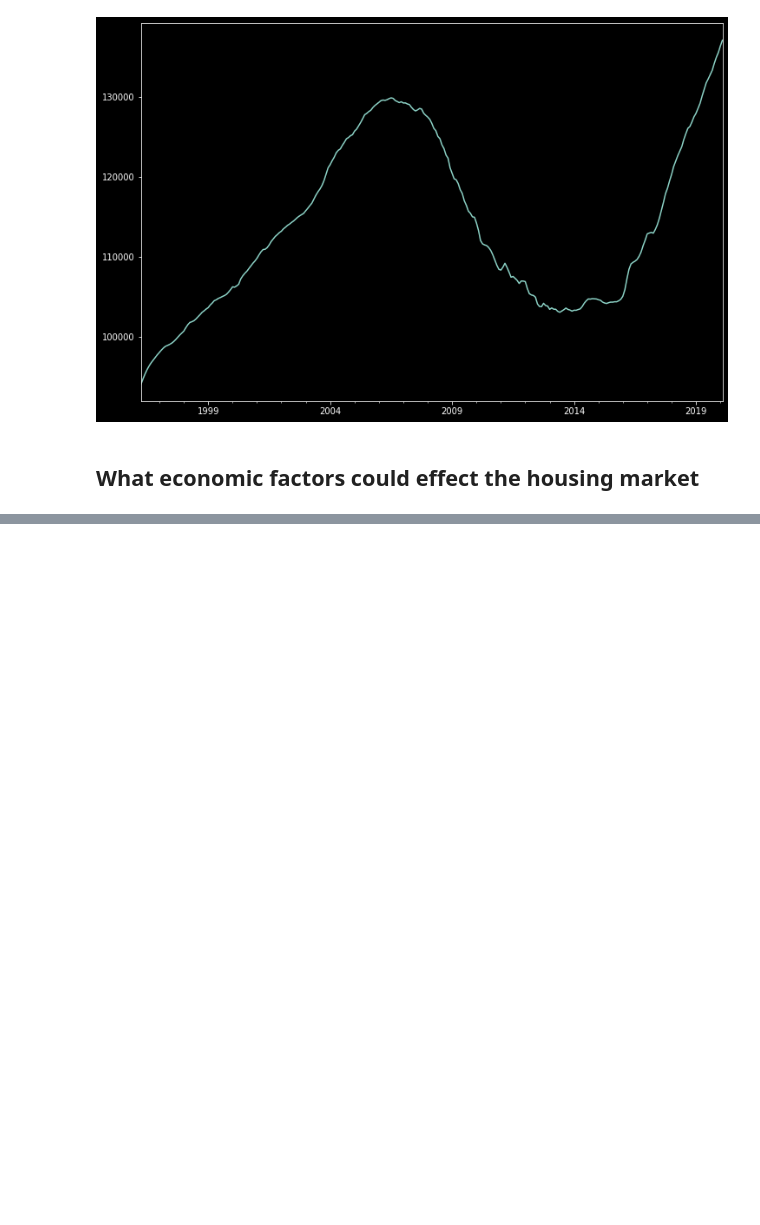
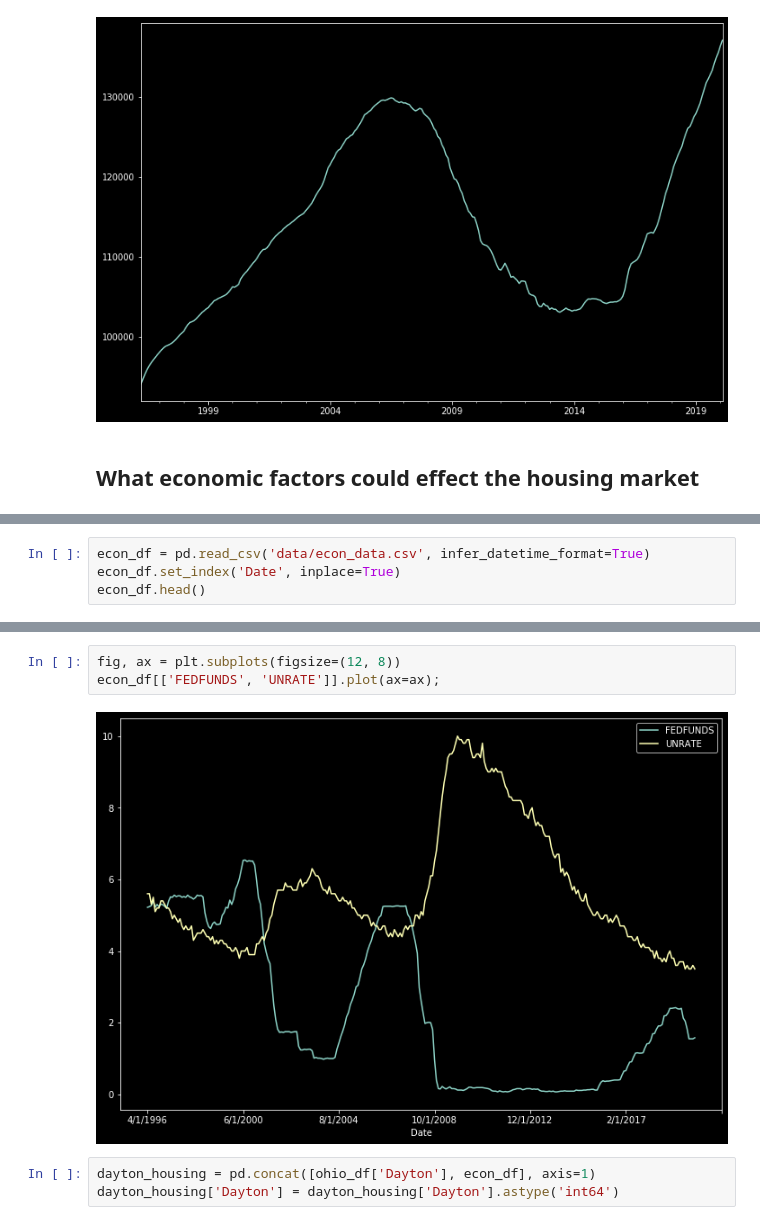
Before and after one commit to bimmerbailey/zillow_data_analysis, a Jupyter notebook: time_series.ipynb, the cells around one changed output, grey strips where cells are left out. Cells and saved outputs as stored; diff of their text form; blank space fills up the shorter version.

Commit message:
added environment.yml and added plots

```diff
--- a/time_series.ipynb
+++ b/time_series.ipynb
@@ -112,0 +89,4 @@ econ_data[['FEDFUNDS', 'UNRATE']].plot();
+# %%
+econ_df = pd.read_csv('data/econ_data.csv', infer_datetime_format=True)
+econ_df.set_index('Date', inplace=True)
+econ_df.head()
@@ -112,0 +101,8 @@ econ_data[['FEDFUNDS', 'UNRATE']].plot();
+# %%
+fig, ax = plt.subplots(figsize=(12, 8))
+econ_df[['FEDFUNDS', 'UNRATE']].plot(ax=ax);
+# %% [output]
+[figure, added]
+# %%
+dayton_housing = pd.concat([ohio_df['Dayton'], econ_df], axis=1)
+dayton_housing['Dayton'] = dayton_housing['Dayton'].astype('int64')
```
Also changed, not shown: parts of 13 cells of this notebook, 2 other files.
